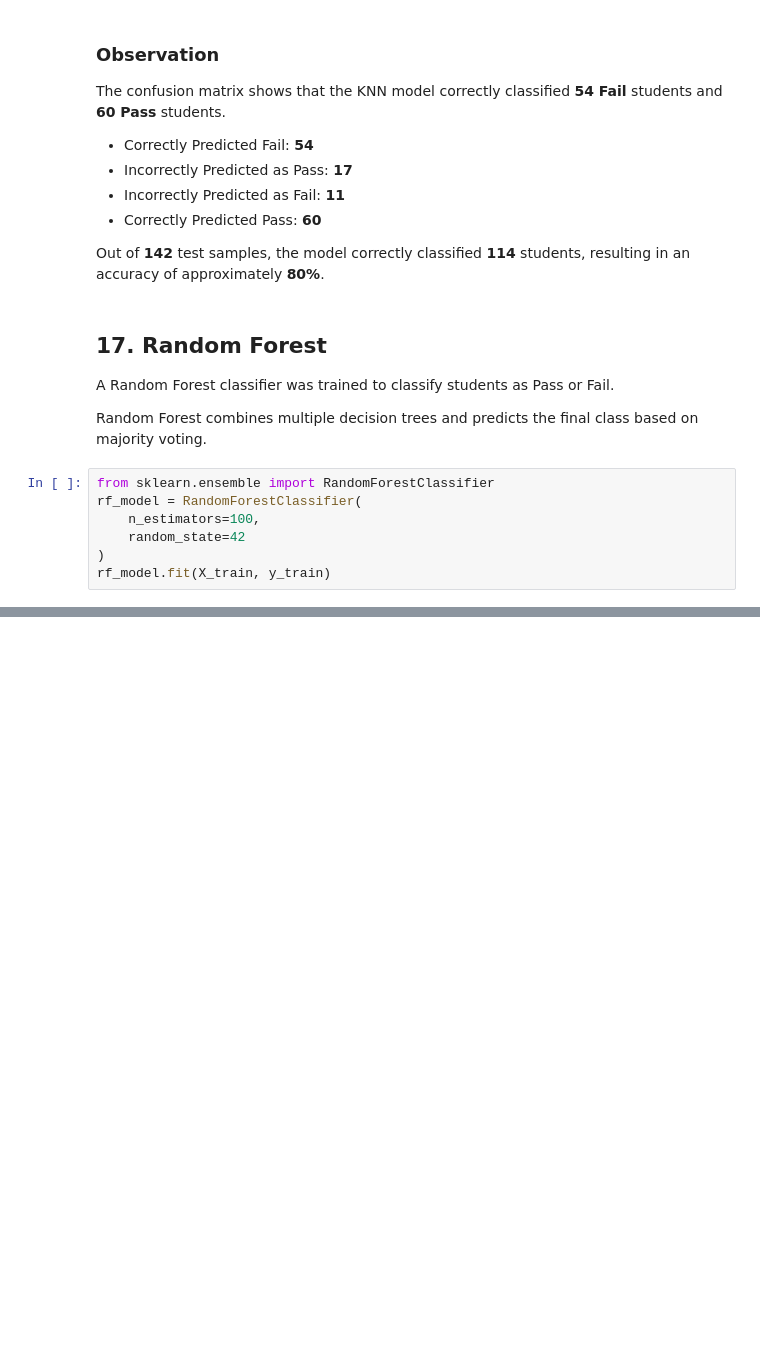
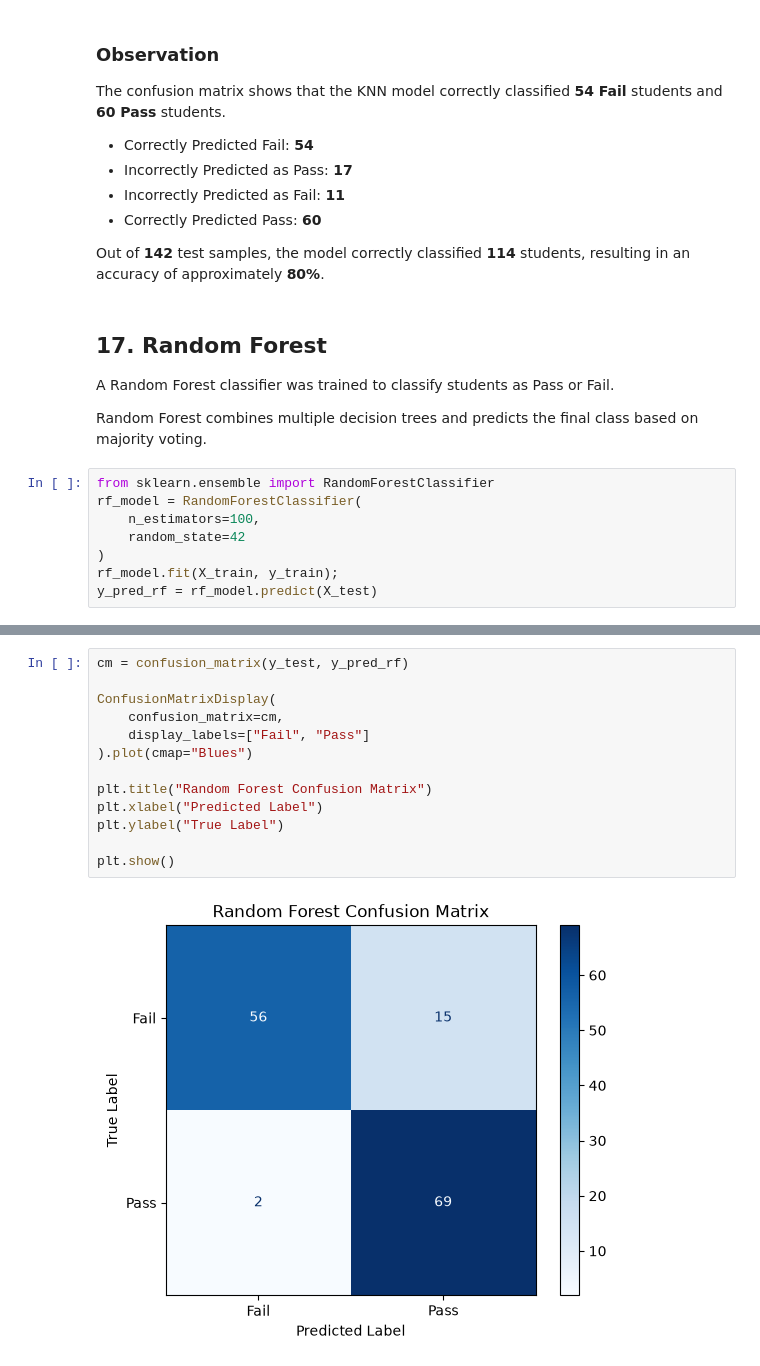
Before and after one commit to heydhwani/Assignment_4, a Jupyter notebook: notebooks/student_pass_prediction.ipynb, the cells around one changed output, grey strips where cells are left out. Saved outputs shown, nothing was run; the diff lists cells and outputs as text; blank space fills up the shorter version.

```diff
--- a/notebooks/student_pass_prediction.ipynb
+++ b/notebooks/student_pass_prediction.ipynb
@@ -444,4 +444,5 @@ rf_model = RandomForestClassifier(
     n_estimators=100,
     random_state=42
 )
-rf_model.fit(X_train, y_train)
+rf_model.fit(X_train, y_train);
+y_pred_rf = rf_model.predict(X_test)
@@ -449,0 +478,15 @@ RandomForestClassifier(random_state=42)
+# %%
+cm = confusion_matrix(y_test, y_pred_rf)
+
+ConfusionMatrixDisplay(
+    confusion_matrix=cm,
+    display_labels=["Fail", "Pass"]
+).plot(cmap="Blues")
+
+plt.title("Random Forest Confusion Matrix")
+plt.xlabel("Predicted Label")
+plt.ylabel("True Label")
+
+plt.show()
+# %% [output]
+[figure, added]
```
Also changed, not shown: parts of 5 cells of this notebook, 1 other file.
